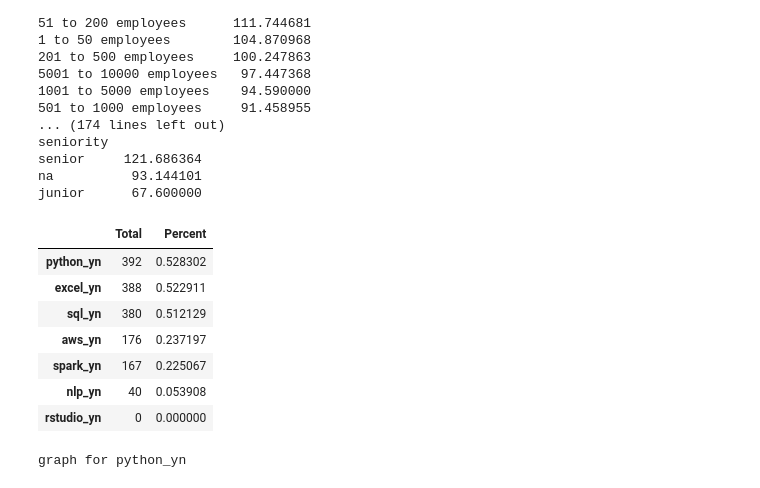
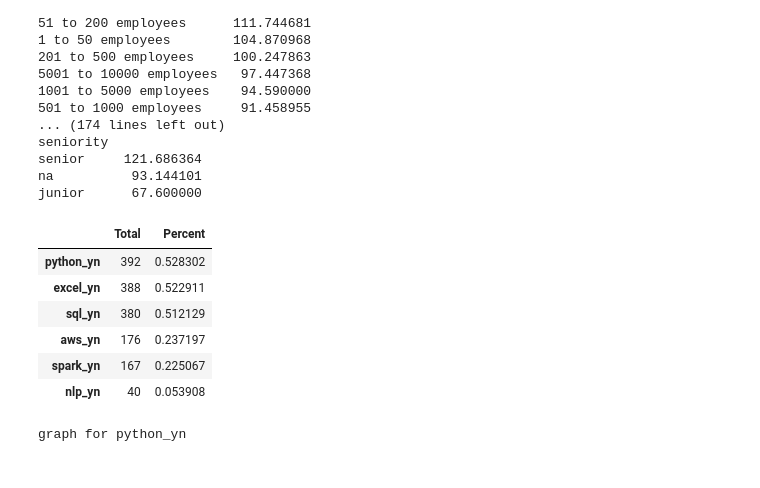
Before and after one commit to rui-zhang-ocean/Predict_Data_Scientist_Salary, a Jupyter notebook: 2_exploratory_data_analysis.ipynb, the cells around one changed output. Saved outputs shown, nothing was run; the diff lists cells and outputs as text; code cells hidden in the pictures.

```diff
--- a/2_exploratory_data_analysis.ipynb
+++ b/2_exploratory_data_analysis.ipynb
@@ -134,23 +134,22 @@ na          93.144101
 junior      67.600000
 # %%
 def view_skill_table(df):
-    skill_list = ['python_yn', 'sql_yn','excel_yn','aws_yn', 'spark_yn', 'nlp_yn','rstudio_yn']
+    skill_list = ['python_yn', 'sql_yn','excel_yn','aws_yn', 'spark_yn', 'nlp_yn']
     skill_y = df[skill_list].sum()
     percent = (skill_y/(df[skill_list].shape[0]))
     skill_table = pd.concat([skill_y, percent], axis=1, keys = ['Total','Percent'])
     skill_table.sort_values(by = ['Percent'], ascending=False, inplace=True)
     return skill_table
 
 view_skill_table(df)
 # %% [output]
 |  | Total | Percent |
 | python_yn | 392 | 0.528302 |
 | excel_yn | 388 | 0.522911 |
 | sql_yn | 380 | 0.512129 |
 | aws_yn | 176 | 0.237197 |
 | spark_yn | 167 | 0.225067 |
 | nlp_yn | 40 | 0.053908 |
-| rstudio_yn | 0 | 0.000000 |
 # %%
 skill_list = ['python_yn', 'sql_yn','excel_yn','aws_yn', 'spark_yn', 'nlp_yn']
 
```
Also changed, not shown: parts of 1 cell of this notebook, 1 other file.
